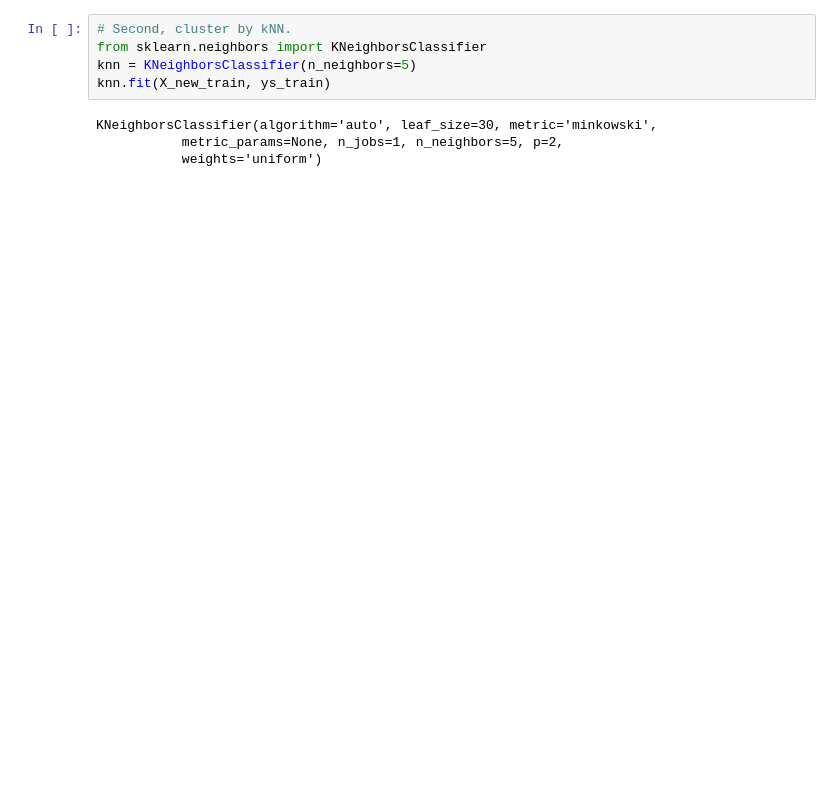
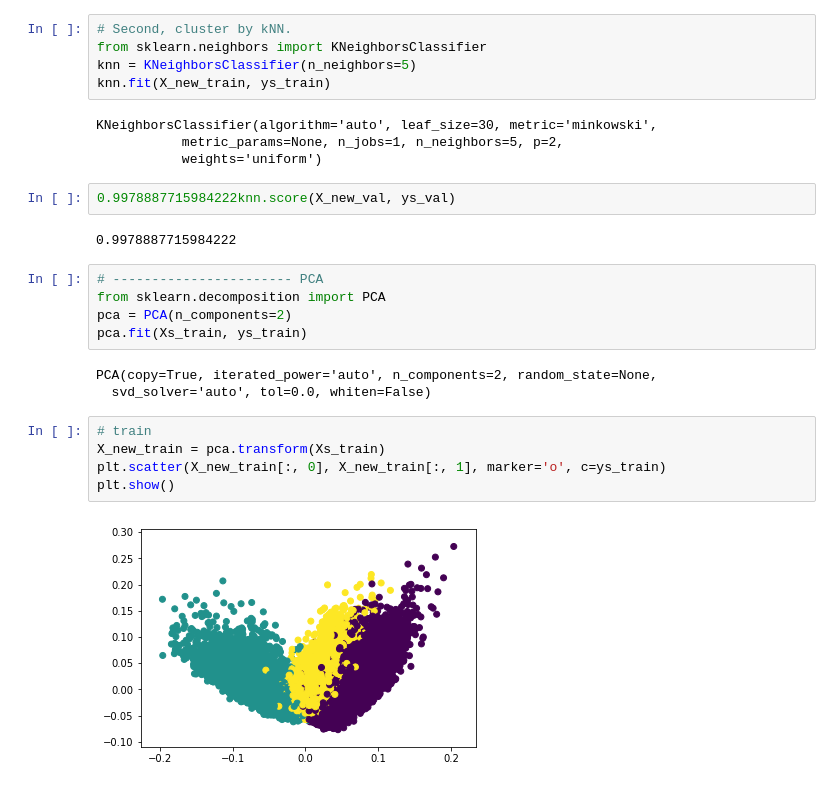
Before and after one commit to wuyxiquanquan/Anaesthetic_Monkey, a Jupyter notebook: LDA.ipynb, the cells around one changed output. Cells and saved outputs as stored; diff of their text form; blank space fills up the shorter version.

```diff
--- a/LDA.ipynb
+++ b/LDA.ipynb
@@ -81,3 +83,22 @@ knn.fit(X_new_train, ys_train)
 KNeighborsClassifier(algorithm='auto', leaf_size=30, metric='minkowski',
            metric_params=None, n_jobs=1, n_neighbors=5, p=2,
            weights='uniform')
+# %%
+0.9978887715984222knn.score(X_new_val, ys_val)
+# %% [output]
+0.9978887715984222
+# %%
+# ----------------------- PCA
+from sklearn.decomposition import PCA
+pca = PCA(n_components=2)
+pca.fit(Xs_train, ys_train)
+# %% [output]
+PCA(copy=True, iterated_power='auto', n_components=2, random_state=None,
+  svd_solver='auto', tol=0.0, whiten=False)
+# %%
+# train
+X_new_train = pca.transform(Xs_train)
+plt.scatter(X_new_train[:, 0], X_new_train[:, 1], marker='o', c=ys_train)
+plt.show()
+# %% [output]
+[figure, added]
```
Also changed, not shown: parts of 18 cells of this notebook.
